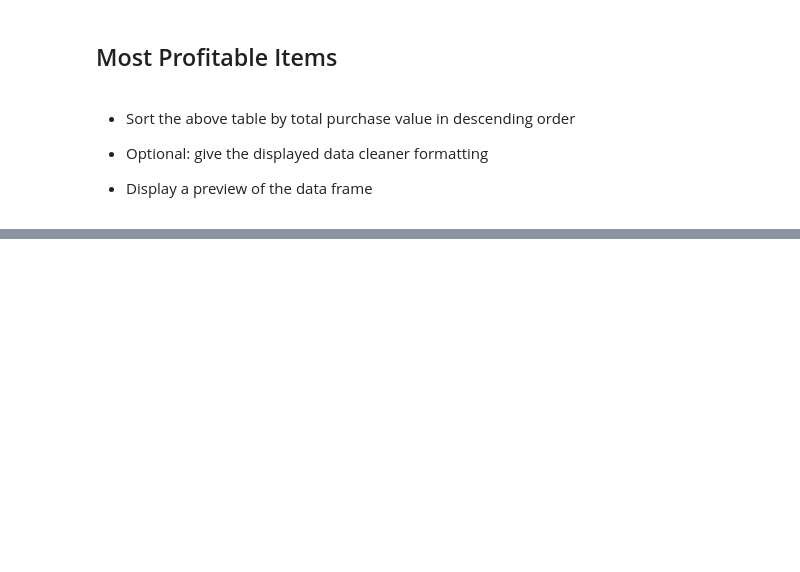
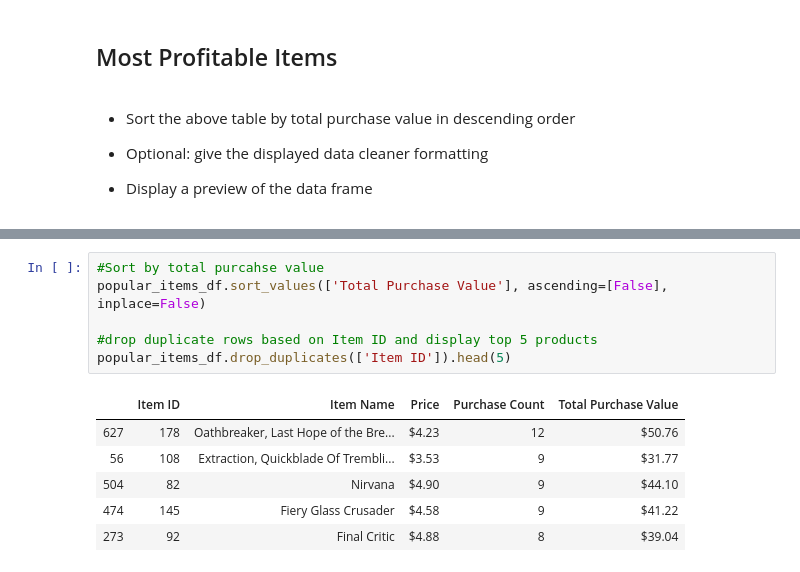
Before and after one commit to alexsolano36/Pandas-Challenge, a Jupyter notebook: HeroesOfPymoli/Heroes of Pymoli Analysis.ipynb, the cells around one changed output, grey strips where cells are left out. Drawn from its saved outputs; the diff is of its cells as text; blank space fills up the shorter version.

```diff
--- a/HeroesOfPymoli/Heroes of Pymoli Analysis.ipynb
+++ b/HeroesOfPymoli/Heroes of Pymoli Analysis.ipynb
@@ -267,0 +369,13 @@ purchasing_analysis_gender
+# %%
+#Sort by total purcahse value
+popular_items_df.sort_values(['Total Purchase Value'], ascending=[False], inplace=False)
+
+#drop duplicate rows based on Item ID and display top 5 products
+popular_items_df.drop_duplicates(['Item ID']).head(5)
+# %% [output]
+|  | Item ID | Item Name | Price | Purchase Count | Total Purchase Value |
+| 627 | 178 | Oathbreaker, Last Hope of the Bre... | $4.23 | 12 | $50.76 |
+| 56 | 108 | Extraction, Quickblade Of Trembli... | $3.53 | 9 | $31.77 |
+| 504 | 82 | Nirvana | $4.90 | 9 | $44.10 |
+| 474 | 145 | Fiery Glass Crusader | $4.58 | 9 | $41.22 |
+| 273 | 92 | Final Critic | $4.88 | 8 | $39.04 |
```
Also changed, not shown: parts of 18 cells of this notebook, 2 other files.
